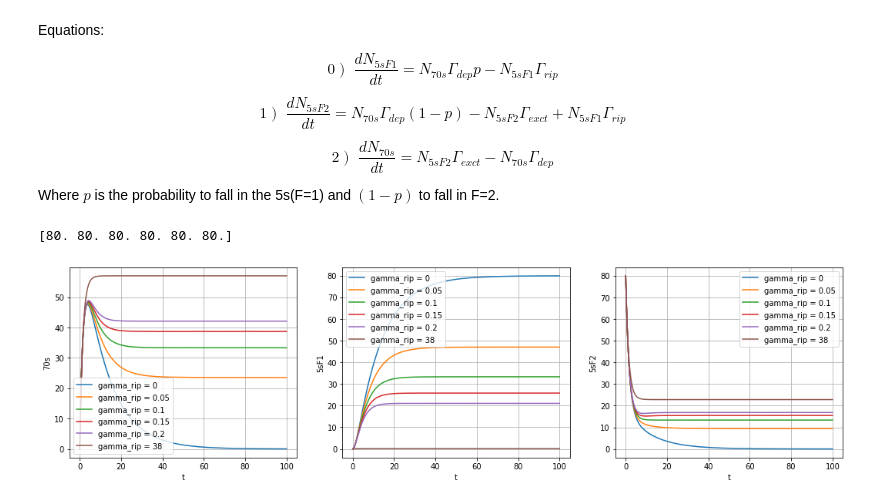
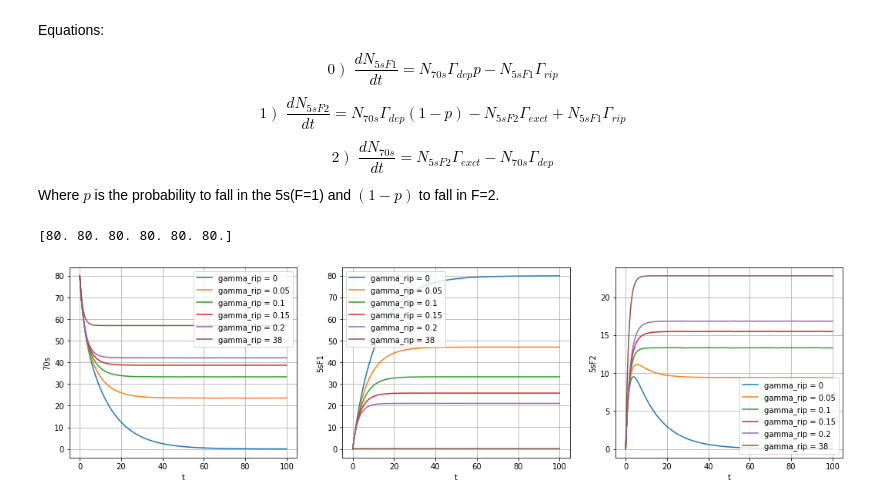
Before and after one commit to Valerio-Amico/Lab-Rydberg, a Jupyter notebook: rates_simulations/dep_exct_3_levels.ipynb, the cells around one changed output. Cells and saved outputs as stored; diff of their text form; code cells hidden in the pictures.

```diff
--- a/rates_simulations/dep_exct_3_levels.ipynb
+++ b/rates_simulations/dep_exct_3_levels.ipynb
@@ -51,32 +51,32 @@ for gamma_ripump in gamma_ripump_range:
     ])
 
     F = lambda t, s: np.dot(equations, s)
 
     t_eval = np.arange(0, 100, 0.01)
-    sol = solve_ivp(F, [0, 100], [0, initial_N_5sF2, 0], t_eval=t_eval)
+    sol = solve_ivp(F, [0, 100], [0, 0, initial_N_5sF2], t_eval=t_eval)
 
     results["5sF1"].append(sol.y.T[:, 0])
     results["5sF2"].append(sol.y.T[:, 1])
     results["70s"].append(sol.y.T[:, 2])
 
 
 plt.figure(figsize = (18, 10))
 final_tot_atoms = np.zeros(len(gamma_ripump_range))
 
 for j, level_plotted in enumerate(results.keys()):
 
     k = 231+j
     plt.subplot(k)
     for i, sol in enumerate(results[level_plotted]):
         plt.plot(t_eval, sol, label=f"gamma_rip = {gamma_ripump_range[i]}")
         final_tot_atoms[i]+=sol[-1]
     plt.xlabel('t')
     plt.ylabel(level_plotted)
     plt.legend()
 
     plt.grid()
 
 print(final_tot_atoms)
 # %% [output]
 [80. 80. 80. 80. 80. 80.]
-[figure, old version]
+[figure, new version]
```
Also changed, not shown: 10 other files.
